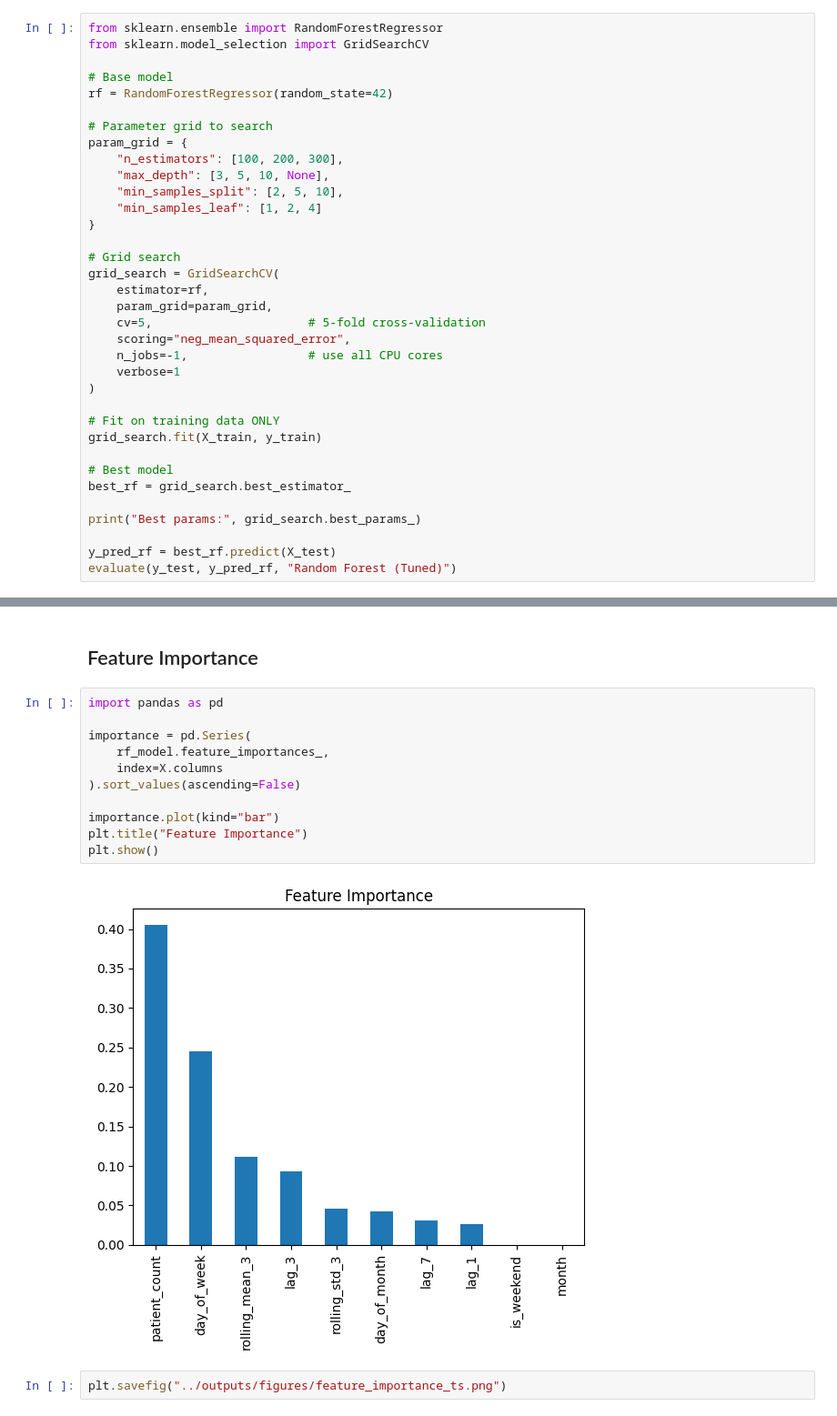
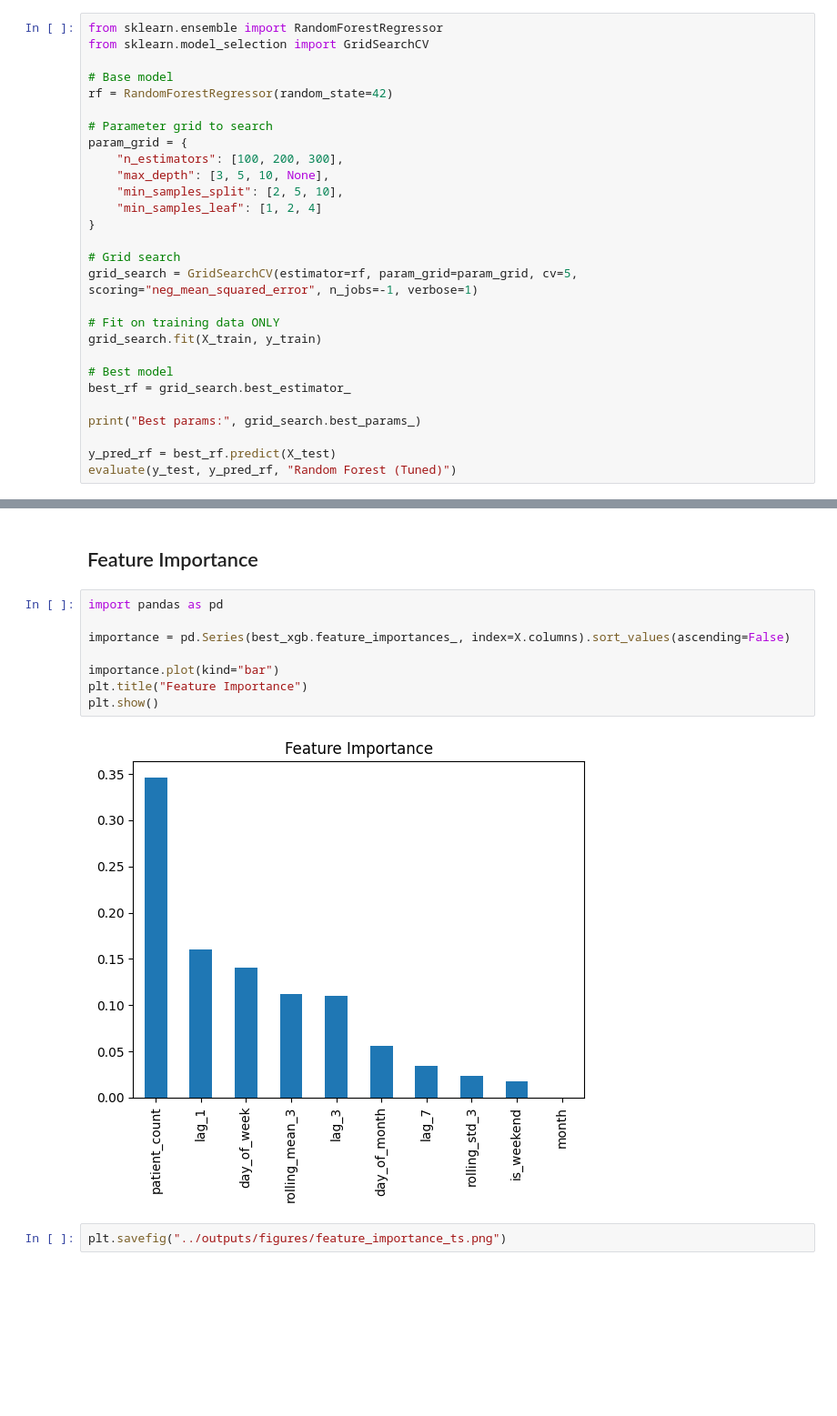
Before and after one commit to GoroCollins/hospital_resource_utilization_prediction, a Jupyter notebook: notebooks/04_model_training.ipynb, the cells around one changed output, grey strips where cells are left out. Shown at 91% size. Drawn from its saved outputs; the diff is of its cells as text; blank space fills up the shorter version.

```diff
--- a/notebooks/04_model_training.ipynb
+++ b/notebooks/04_model_training.ipynb
@@ -111,14 +111,7 @@ param_grid = {
 }
 
 # Grid search
-grid_search = GridSearchCV(
-    estimator=rf,
-    param_grid=param_grid,
-    cv=5,                      # 5-fold cross-validation
-    scoring="neg_mean_squared_error",
-    n_jobs=-1,                 # use all CPU cores
-    verbose=1
-)
+grid_search = GridSearchCV(estimator=rf, param_grid=param_grid, cv=5, scoring="neg_mean_squared_error", n_jobs=-1, verbose=1)
 
 # Fit on training data ONLY
 grid_search.fit(X_train, y_train)
@@ -265,16 +220,13 @@ plt.savefig("../outputs/figures/model_comparison.png")
 # %%
 import pandas as pd
 
-importance = pd.Series(
-    rf_model.feature_importances_,
-    index=X.columns
-).sort_values(ascending=False)
+importance = pd.Series(best_xgb.feature_importances_, index=X.columns).sort_values(ascending=False)
 
 importance.plot(kind="bar")
 plt.title("Feature Importance")
 plt.show()
 # %% [output]
-[figure, old version]
+[figure, new version]
 # %%
 plt.savefig("../outputs/figures/feature_importance_ts.png")
 # %% [output]
```
Also changed, not shown: parts of 5 cells of this notebook.
